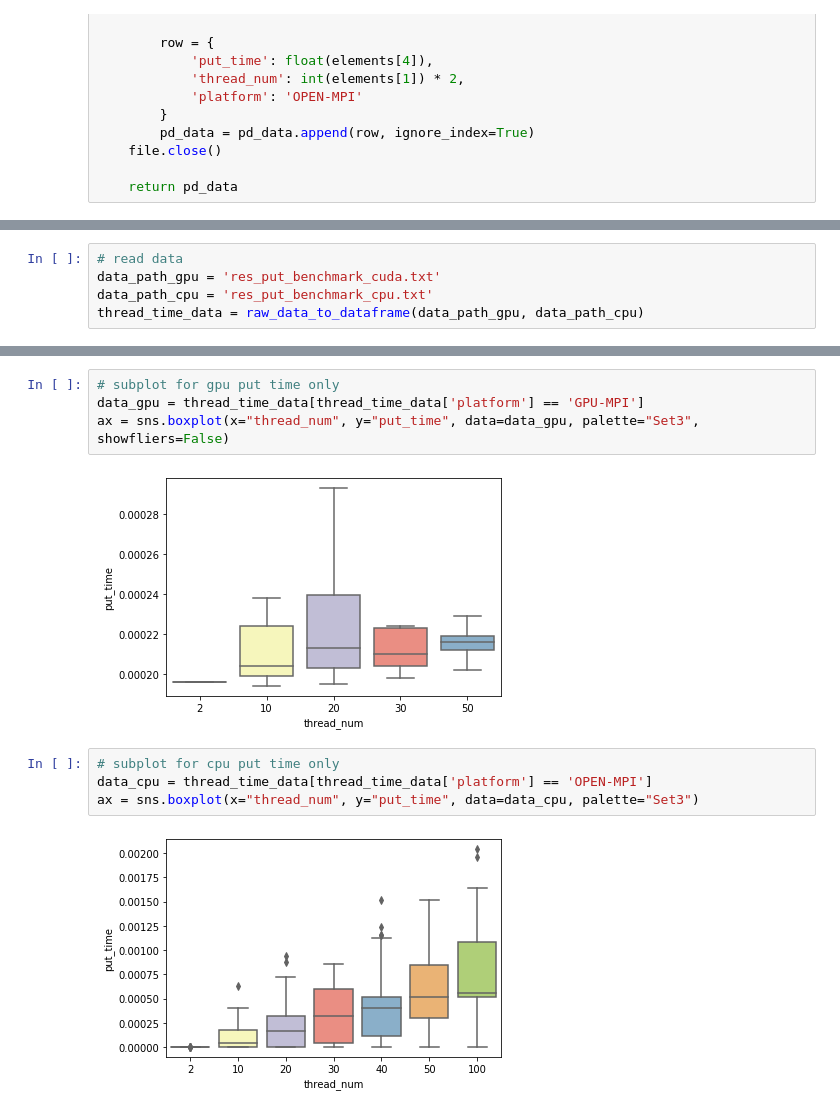
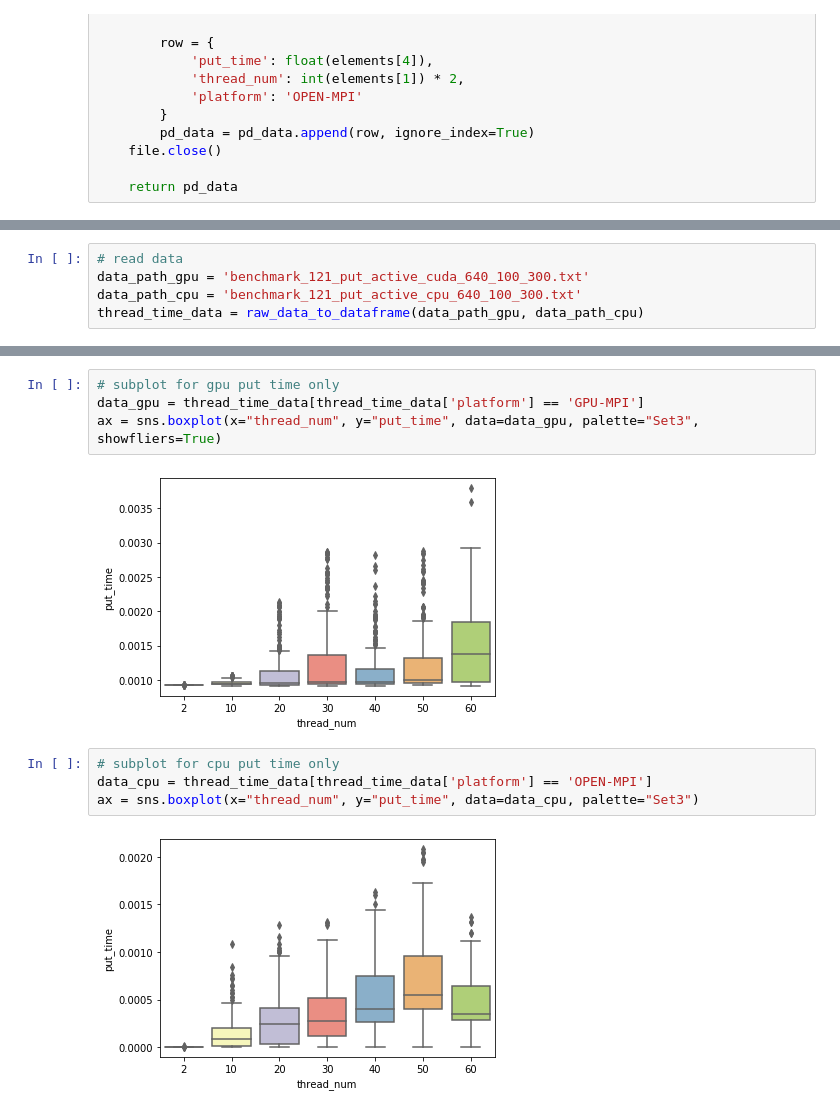
Before and after one commit to sinoyou/DPHPC-ETHZ-AS21-Visualization, a Jupyter notebook: DPHPC_ETHZ_AS21_Data_Visualization.ipynb, the cells around one changed output, grey strips where cells are left out. Cells and saved outputs as stored; diff of their text form.

Commit message:
update data, plot boxplots, line plots, seperate box plots

```diff
--- a/DPHPC_ETHZ_AS21_Data_Visualization.ipynb
+++ b/DPHPC_ETHZ_AS21_Data_Visualization.ipynb
@@ -56,7 +76,7 @@ def raw_data_to_dataframe(gpu_data_path, cpu_data_path):
 # %%
 # read data
-data_path_gpu = 'res_put_benchmark_cuda.txt'
-data_path_cpu = 'res_put_benchmark_cpu.txt'
+data_path_gpu = 'benchmark_121_put_active_cuda_640_100_300.txt'
+data_path_cpu = 'benchmark_121_put_active_cpu_640_100_300.txt'
 thread_time_data = raw_data_to_dataframe(data_path_gpu, data_path_cpu)
 # %%
 thread_time_data
@@ -81,15 +117,15 @@ ax = sns.boxplot(x="thread_num", y="put_time", hue='platform', data=thread_time_
 # %%
 # subplot for gpu put time only
 data_gpu = thread_time_data[thread_time_data['platform'] == 'GPU-MPI']
-ax = sns.boxplot(x="thread_num", y="put_time", data=data_gpu, palette="Set3", showfliers=False)
+ax = sns.boxplot(x="thread_num", y="put_time", data=data_gpu, palette="Set3", showfliers=True)
 # %% [output]
-[figure, old version]
+[figure, new version]
 # %%
 # subplot for cpu put time only
 data_cpu = thread_time_data[thread_time_data['platform'] == 'OPEN-MPI']
 ax = sns.boxplot(x="thread_num", y="put_time", data=data_cpu, palette="Set3")
 # %% [output]
-[figure, old version]
+[figure, new version]
 # %%
 # put time statistics for [gpu] [thread_num = 20/10]
 data_select = thread_time_data[thread_time_data['platform'] == 'GPU-MPI']
```
Also changed, not shown: parts of 8 cells of this notebook.
